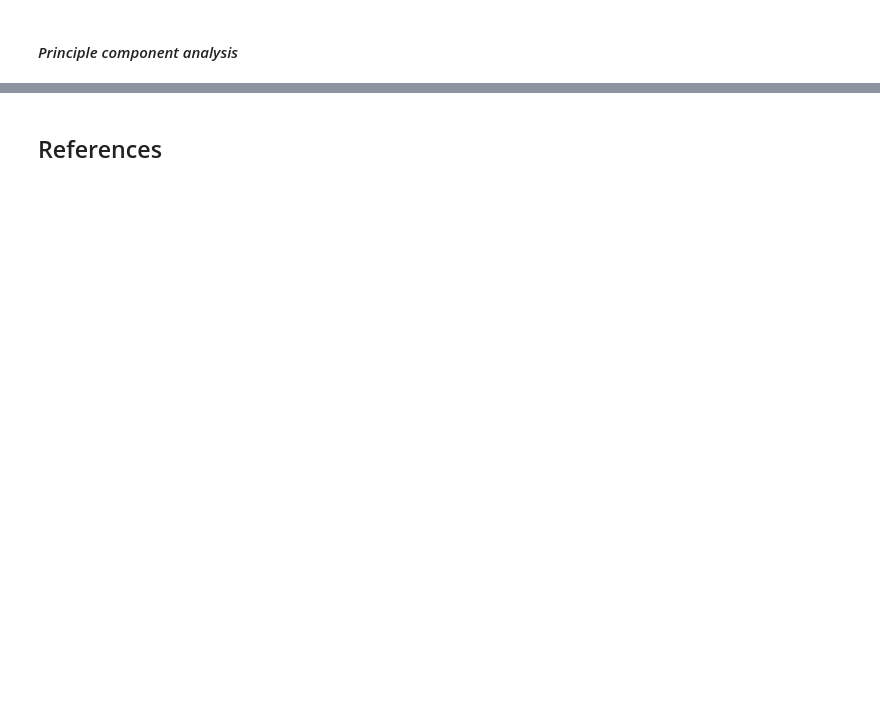
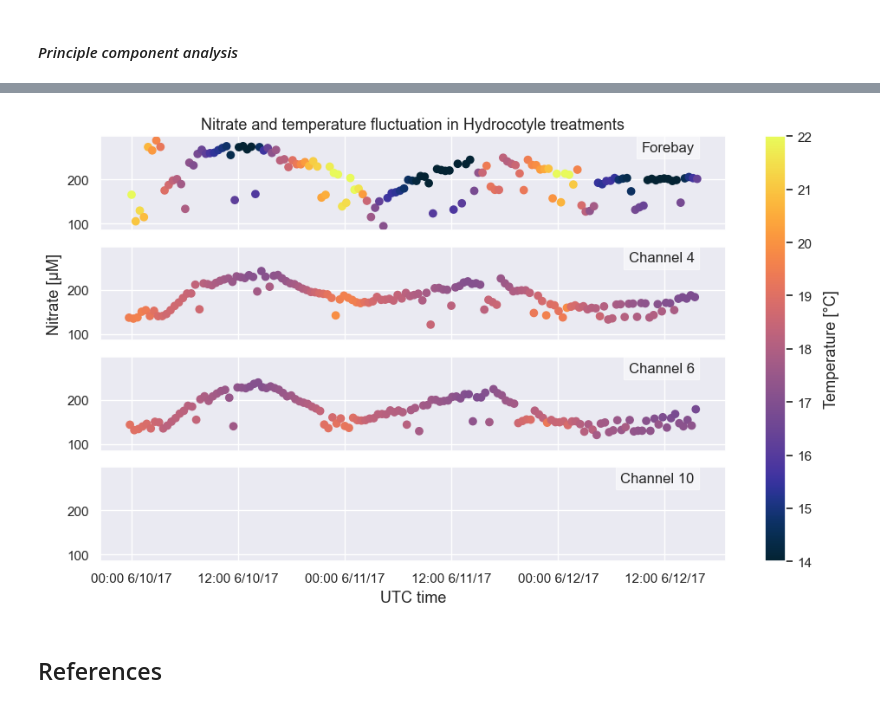
Before and after one commit to kmduncan1/MS263_BioreactorProject, a Jupyter notebook: ProjectNotebook.ipynb, the cells around one changed output, grey strips where cells are left out. Cells and saved outputs as stored; diff of their text form; code cells hidden in the pictures; blank space fills up the shorter version.

```diff
--- a/ProjectNotebook.ipynb
+++ b/ProjectNotebook.ipynb
@@ -170,2 +253,32 @@ dfsubtest = CBRF.timewindow(dffb1,1497051241,1497282115)
+# %%
+#Hydrocotyle channel temp plots
+sns.set()
+fig, axs = plt.subplots(4, sharex=True, sharey=True, figsize=[10,6])
+scatter0 = axs[0].scatter(dffb_plot['utc_time'], dffb_plot['nitrate'], c=dffb_plot['temp'], cmap=cmo.thermal, vmin=14.0, vmax=22.0)
+axs[0].set_title('Nitrate and temperature fluctuation in Hydrocotyle treatments', fontsize=13)
+
+scatter1 = axs[1].scatter(dfc4_hPlot['utc_time'], dfc4_hPlot['nitrate'], c=dfc4_hPlot['temp'], cmap=cmo.thermal,vmin=14.0, vmax=22.0)
+axs[1].set_ylabel('Nitrate [μM]', fontsize=13)
+
+scatter2 = axs[2].scatter(dfc6_hPlot['utc_time'], dfc6_hPlot['nitrate'], c=dfc6_hPlot['temp'], cmap=cmo.thermal,vmin=14.0, vmax=22.0)
+
+scatter3 = axs[3].scatter(dfc10_hPlot['utc_time'], dfc10_hPlot['nitrate'], c=dfc10_hPlot['temp'], cmap=cmo.thermal,vmin=14.0, vmax=22.0)
+axs[3].set_xlabel('UTC time', fontsize=13)
+
+axs[0].text(0.95, 0.95, 'Forebay', transform=axs[0].transAxes, fontsize=12, va='top', ha='right', bbox=dict(facecolor='white', alpha=0.5))
+plt.tight_layout()
+axs[1].text(0.95, 0.95, 'Channel 4', transform=axs[1].transAxes, fontsize=12, va='top', ha='right', bbox=dict(facecolor='white', alpha=0.5))
+plt.tight_layout()
+axs[2].text(0.95, 0.95, 'Channel 6', transform=axs[2].transAxes, fontsize=12, va='top', ha='right', bbox=dict(facecolor='white', alpha=0.5))
+plt.tight_layout()
+axs[3].text(0.95, 0.95, 'Channel 10', transform=axs[3].transAxes, fontsize=12, va='top', ha='right', bbox=dict(facecolor='white', alpha=0.5))
+plt.tight_layout()
+
+plt.gca().set_xticklabels(['00:00 6/10/17', '12:00 6/10/17', '00:00 6/11/17' , '12:00 6/11/17', '00:00 6/12/17', '12:00 6/12/17'])
+
+cbar = fig.colorbar(scatter2, ax=axs.ravel().tolist(), orientation='vertical', pad=0.05)  # Adjust pad value for more spacing
+cbar.set_label('Temperature [°C]', fontsize=13, labelpad=10)
+# %% [output]
+[figure, added]
 # %% [markdown]
 ## References
```
Also changed, not shown: parts of 9 cells of this notebook.
